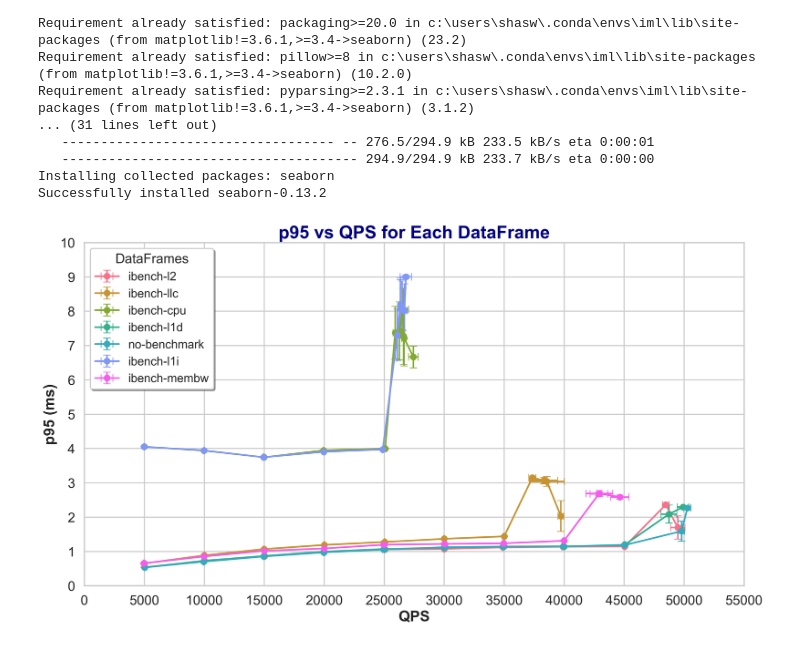
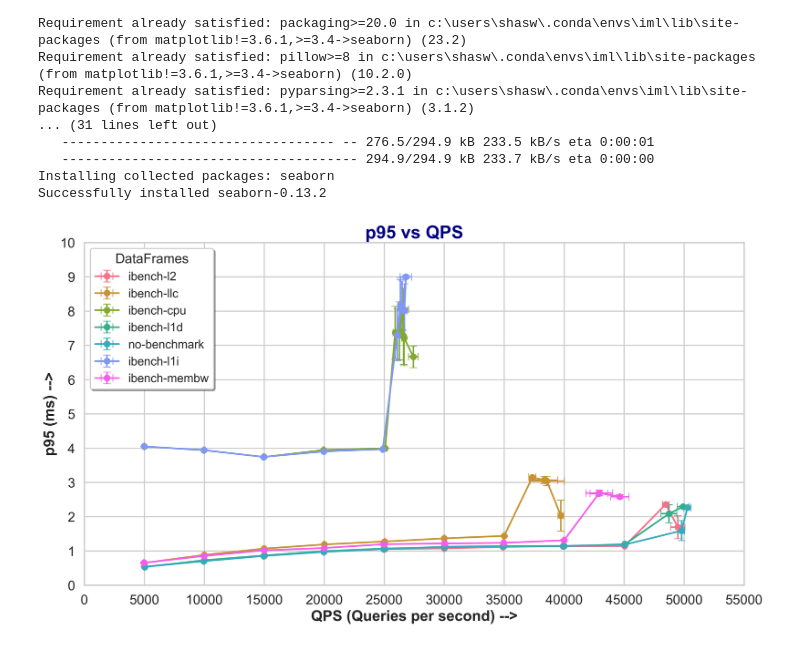
Before and after one commit to NixoN2/cca-2024-016, a Jupyter notebook: Plotting.ipynb, the cells around one changed output. Saved outputs shown, nothing was run; the diff lists cells and outputs as text; code cells hidden in the pictures.

Commit message:
some changes in plotting

```diff
--- a/Plotting.ipynb
+++ b/Plotting.ipynb
@@ -259,34 +259,34 @@ sns.set_palette(palette)
 # Create a larger figure size for better clarity and specify DPI for higher resolution
 plt.figure(figsize=(14, 8), dpi=300)
 
 # Plot each DataFrame with enhanced aesthetics
 for i, (name, df) in enumerate(config_data_dict.items()):
     sorted_df = df.sort_values(by="QPS_avg")
     plt.errorbar(sorted_df["QPS_avg"], sorted_df["p95_avg"], yerr=sorted_df["p95_sem"],
                  xerr = sorted_df["QPS_sem"], label=name, fmt='-o', elinewidth=2, capsize=5, markersize=8)
 
 # Set plot title and labels with customized font sizes
-plt.title("p95 vs QPS for Each DataFrame", fontsize=24, fontweight='bold', color='navy')
-plt.xlabel("QPS", fontsize=20, fontweight='bold')
-plt.ylabel("p95 (ms)", fontsize=20, fontweight='bold')
+plt.title("p95 vs QPS", fontsize=24, fontweight='bold', color='navy')
+plt.xlabel("QPS (Queries per second) -->", fontsize=20, fontweight='bold')
+plt.ylabel("p95 (ms) -->", fontsize=20, fontweight='bold')
 
 # Customize tick labels for clarity and aesthetics
 plt.xticks(fontsize=18, ticks=np.arange(0, 55001, 5000))
 plt.yticks(fontsize=18, ticks=np.arange(0, 11, 1))  # Adjusted as per request
 
 # Set the x and y axis limits
 plt.xlim(0, 55000)
 plt.ylim(0, 10)
 
 # Enhance the legend to make it more readable
 plt.legend(title='DataFrames', title_fontsize='18', fontsize=16, loc='upper left', frameon=True, framealpha=1, shadow=True)
 
 # Tight layout for better spacing
 plt.tight_layout()
 
 # Save the figure with high quality
 plt.savefig('plot_seaborn_enhanced_quality.png', dpi=300, bbox_inches='tight')
 
 plt.show()
 # %% [output]
-[figure, old version]
+[figure, new version]
```
Also changed, not shown: 1 other file.
